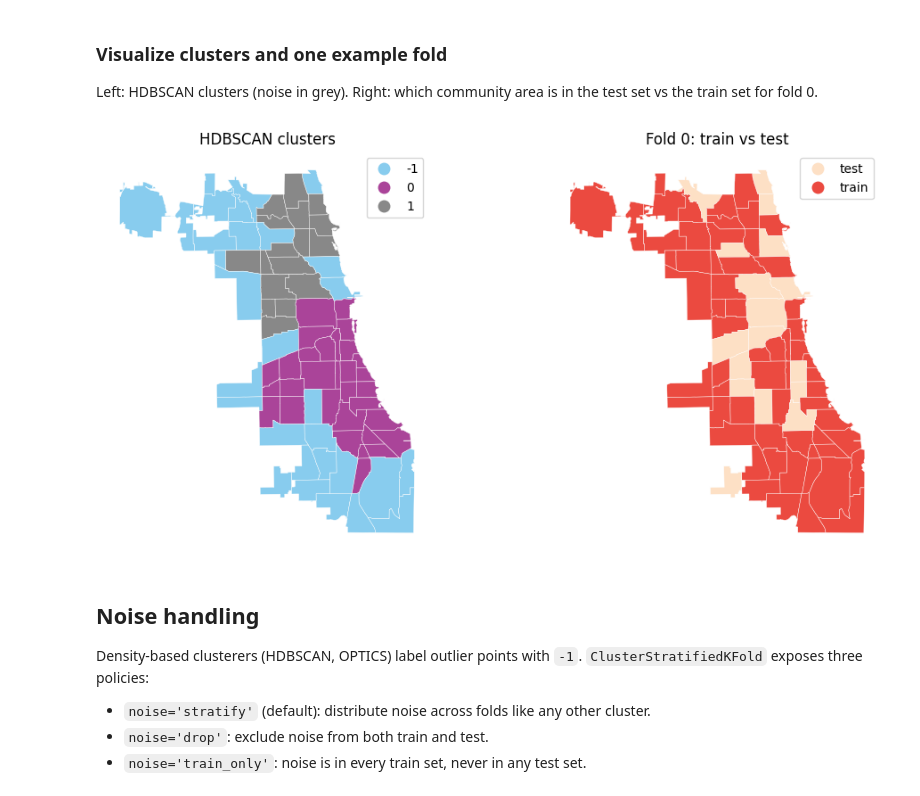
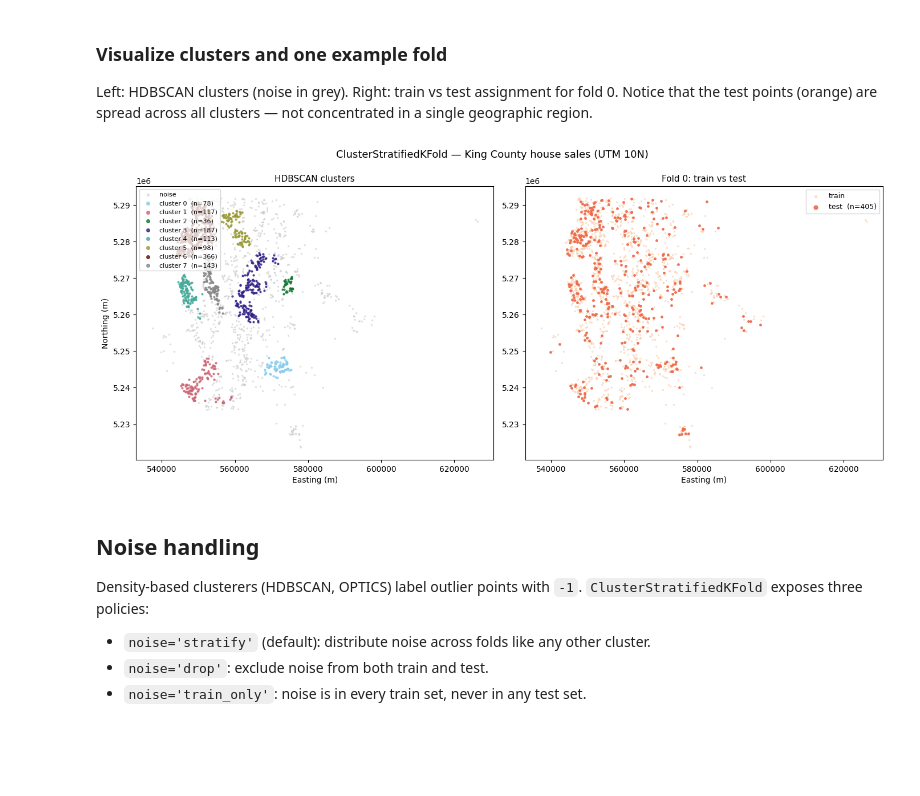
Before and after one commit to ljwolf/geovalidate, a Jupyter notebook: examples/cluster_stratified_kfold.ipynb, the cells around one changed output. Cells and saved outputs as stored; diff of their text form; code cells hidden in the pictures; blank space fills up the shorter version.

Commit message:
add more convincing cluster_stratified_kfold example

```diff
--- a/examples/cluster_stratified_kfold.ipynb
+++ b/examples/cluster_stratified_kfold.ipynb
@@ -26,8 +48,14 @@ Pass any sklearn-compatible clusterer. `ClusterStratifiedKFold` clones it intern
 # %%
-ckf = ClusterStratifiedKFold(HDBSCAN(min_cluster_size=4), n_splits=5, random_state=0)
-splits = list(ckf.split(chicago))
+ckf = ClusterStratifiedKFold(
+    HDBSCAN(min_cluster_size=30, copy=True),
+    n_splits=5,
+    random_state=0,
+)
+splits = list(ckf.split(gdf))
 
-print(f"discovered {ckf.n_clusters_} cluster labels (including noise if any)")
-print(f"label histogram: {numpy.bincount(ckf.labels_ - ckf.labels_.min())}")
-print(f"fold sizes:      {[len(te) for _, te in splits]}")
+clusters = sorted(set(ckf.labels_) - {-1})
+n_noise = int((ckf.labels_ == -1).sum())
+print(f"discovered {ckf.n_clusters_} clusters  |  noise points: {n_noise} ({n_noise/len(gdf):.0%})")
+print(f"cluster sizes: {sorted([(ckf.labels_==c).sum() for c in clusters], reverse=True)}")
+print(f"fold sizes:    {[len(te) for _, te in splits]}")
 # %% [output]
@@ -37,30 +65,52 @@ fold sizes:      [17, 16, 15, 15, 14]
 # %% [markdown]
 ### Visualize clusters and one example fold
 
-Left: HDBSCAN clusters (noise in grey). Right: which community area is in the test set vs the train set for fold 0.
+Left: HDBSCAN clusters (noise in grey). Right: train vs test assignment for fold 0.
+Notice that the test points (orange) are spread across all clusters — not concentrated
+in a single geographic region.
-# %%
-chicago_view = chicago.copy()
-chicago_view["cluster"] = ckf.labels_
-
-fold0_train, fold0_test = splits[0]
-chicago_view["fold0_role"] = "train"
-chicago_view.loc[chicago_view.index[fold0_test], "fold0_role"] = "test"
-
-fig, axes = plt.subplots(1, 2, figsize=(11, 5))
-chicago_view.plot(column="cluster", cmap=colormaps.safe, categorical=True, legend=True, ax=axes[0], edgecolor="white", linewidth=0.3)
-axes[0].set_title("HDBSCAN clusters")
-axes[0].set_axis_off()
-
-chicago_view.plot(column="fold0_role", cmap=colormaps.peach, categorical=True, legend=True, ax=axes[1], edgecolor="white", linewidth=0.3)
-axes[1].set_title("Fold 0: train vs test")
-axes[1].set_axis_off()
-plt.tight_layout()
-# %% [output]
-[figure, removed]
+# %%
+gdf["cluster"] = ckf.labels_
+
+fold0_train, fold0_test = splits[0]
+role = numpy.full(len(gdf), "train", dtype=object)
+role[fold0_test] = "test"
+gdf["fold0_role"] = role
+
+fig, axes = plt.subplots(1, 2, figsize=(14, 6))
+
+# Panel 1: cluster map
+ax = axes[0]
+gdf[gdf.cluster == -1].plot(ax=ax, color="#ccc", markersize=2, alpha=0.5, label="noise")
+for fi, c in enumerate(clusters):
+    sub = gdf[gdf.cluster == c]
+    sub.plot(ax=ax, color=colormaps.safe(fi / max(len(clusters) - 1, 1)),
+             markersize=4, alpha=0.8, label=f"cluster {c}  (n={len(sub)})")
+ax.set_title("HDBSCAN clusters", fontsize=11)
+ax.set_xlabel("Easting (m)"); ax.set_ylabel("Northing (m)")
+ax.set_aspect("equal")
+ax.legend(fontsize=8, markerscale=2, loc="upper left")
+
+# Panel 2: fold 0 train / test
+ax2 = axes[1]
+gdf[gdf.fold0_role == "train"].plot(ax=ax2, color=colormaps.peach(0.2),
+                                    markersize=2, alpha=0.5, label="train")
+gdf[gdf.fold0_role == "test"].plot(ax=ax2, color=colormaps.peach(0.8),
+                                   markersize=6, alpha=0.9, label=f"test  (n={len(fold0_test)})")
+ax2.set_title("Fold 0: train vs test", fontsize=11)
+ax2.set_xlabel("Easting (m)")
+ax2.set_aspect("equal")
+ax2.legend(fontsize=9, markerscale=2)
+
+fig.suptitle("ClusterStratifiedKFold — King County house sales (UTM 10N)", fontsize=13)
+fig.tight_layout()
+plt.show()
+# %% [output]
+[figure, added]
 # %% [markdown]
 ## Noise handling
 
-Density-based clusterers (HDBSCAN, OPTICS) label outlier points with `-1`. `ClusterStratifiedKFold` exposes three policies:
+Density-based clusterers (HDBSCAN, OPTICS) label outlier points with `-1`.
+`ClusterStratifiedKFold` exposes three policies:
 
 - `noise='stratify'` (default): distribute noise across folds like any other cluster.
 - `noise='drop'`: exclude noise from both train and test.
```
Also changed, not shown: parts of 11 cells of this notebook.
